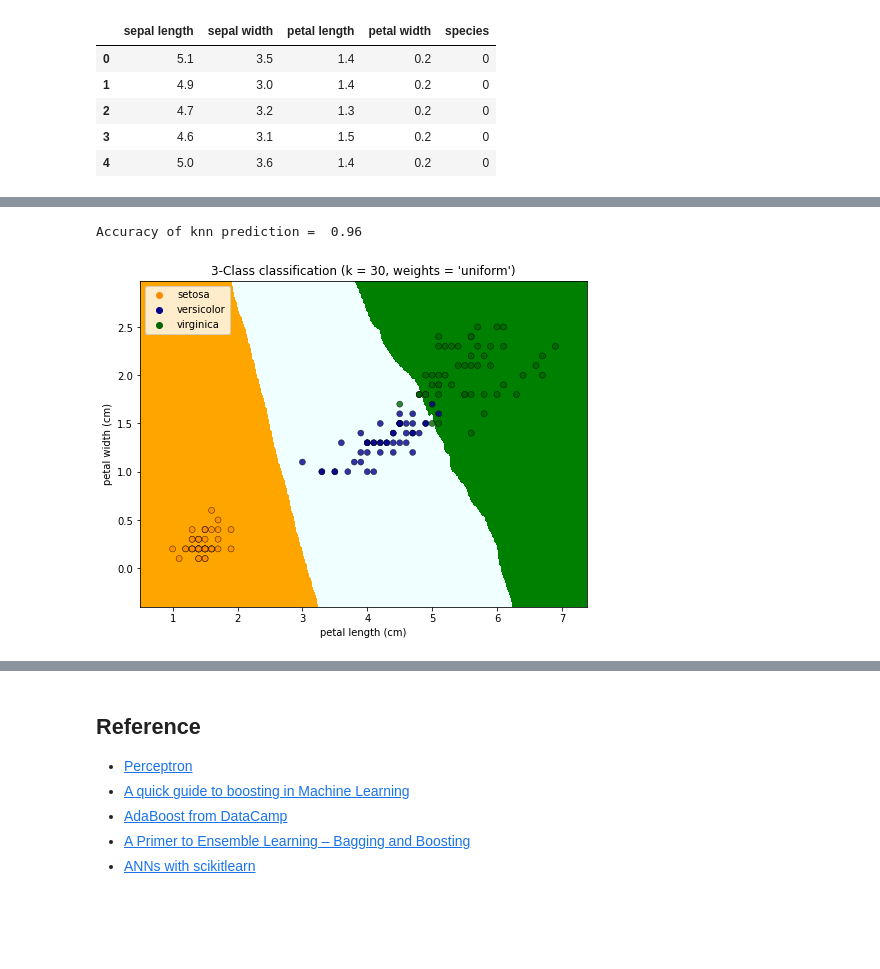
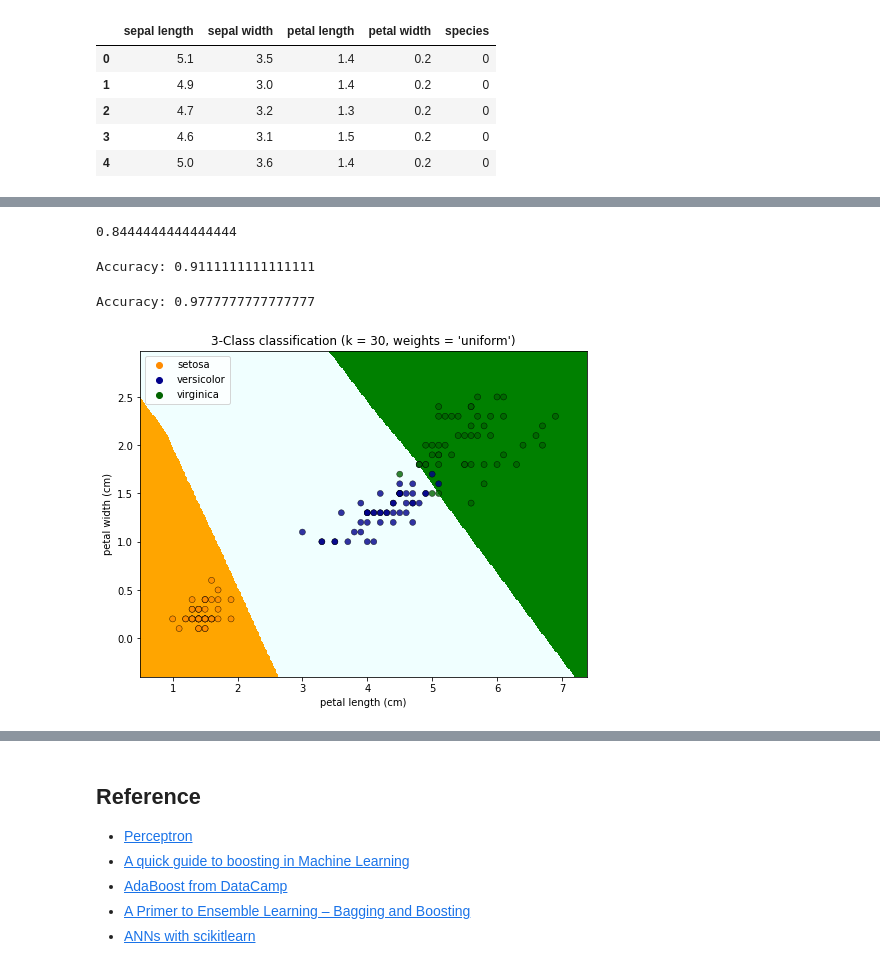
Before and after one commit to mdnsakib/ICPE-639, a Jupyter notebook: Mod4-1-ML-SL-PerceptronAdaBoostANN.ipynb, the cells around one changed output, grey strips where cells are left out. Saved outputs shown, nothing was run; the diff lists cells and outputs as text; code cells hidden in the pictures; blank space fills up the shorter version.

```diff
--- a/Mod4-1-ML-SL-PerceptronAdaBoostANN.ipynb
+++ b/Mod4-1-ML-SL-PerceptronAdaBoostANN.ipynb
@@ -503,42 +517,60 @@ iris_data.head()
+# %%
+# Create adaboost classifer object
+abp = AdaBoostClassifier(n_estimators=50, algorithm='SAMME', base_estimator=Perceptron(), learning_rate=1) #algorithm='SAMME.R',
+
+# Train Adaboost Classifer
+model = abp.fit(X_train, y_train)
+
+abp.score(X_test,y_test)
+# %% [output]
+0.8444444444444444
+# %%
+# Create adaboost classifer object
+abc = AdaBoostClassifier(n_estimators=50, learning_rate=1)
+
+# Train Adaboost Classifer
+model = abc.fit(X_train, y_train)
+
+#Predict the response for test dataset
+y_pred = model.predict(X_test)
+
+# Model Accuracy, how often is the classifier correct?
+print("Accuracy:", accuracy_score(y_test, y_pred))
+# %% [output]
+Accuracy: 0.9111111111111111
+# %%
+# Create MLP
+
+mlp = MLPClassifier(solver='lbfgs', alpha=1e-5,
+                    hidden_layer_sizes=(15, 12), random_state=1)
+
+model = mlp.fit(X_train, y_train)
+
+y_pred = model.predict(X_test)
+
+print("Accuracy:", accuracy_score(y_test, y_pred))
+# %% [output]
+Accuracy: 0.9777777777777777
 # %%
-iris = datasets.load_iris()
-X = iris.data[:, 2:4]
-y = iris.target
-
-n_neighbors = 30
-h = .02  # step size in the mesh
-
-cmap_light = ListedColormap(['orange', 'azure', 'green'])
-cmap_bold = ['darkorange', 'darkblue', 'darkgreen']
-
-weights='uniform'
-
-# we create an instance of Neighbours Classifier and fit the data.
-clf = neighbors.KNeighborsClassifier(n_neighbors, weights = weights)
-clf.fit(X, y)
-
-y_pred=clf.predict(X)
-print("Accuracy of knn prediction = ", accuracy_score(y,y_pred))
 
 # Plot the decision boundary. For that, we will assign a color to each
 # point in the mesh [x_min - 0.5, x_max + 0.5]x[y_min - 0.5, y_max + 0.5].
 xx, yy = np.meshgrid(np.arange(X[:, 0].min() - 0.5, X[:, 0].max() + 0.5, h), np.arange(X[:, 1].min() - 0.5, X[:, 1].max() + 0.5, h))
-Z = clf.predict(np.c_[xx.ravel(), yy.ravel()])
+Z = mlp.predict(np.c_[xx.ravel(), yy.ravel()])
 
 # Put the result into a color plot
 Z = Z.reshape(xx.shape)
 plt.figure(figsize=(8, 6))
 plt.contourf(xx, yy, Z, cmap = cmap_light)
 
 # Plot also the training points
 sns.scatterplot(x = X[:, 0], y = X[:, 1], hue = iris.target_names[y], palette = cmap_bold, alpha = 0.8, edgecolor = "black")
 plt.xlim(xx.min(), xx.max())
 plt.ylim(yy.min(), yy.max())
 plt.title("3-Class classification (k = %i, weights = '%s')" % (n_neighbors, weights))
 plt.xlabel(iris.feature_names[2])
 plt.ylabel(iris.feature_names[3])
 
 plt.show()
 # %% [output]
-Accuracy of knn prediction =  0.96
-[figure, old version]
+[figure, new version]
```
Also changed, not shown: parts of 20 cells of this notebook, 4 other files.
